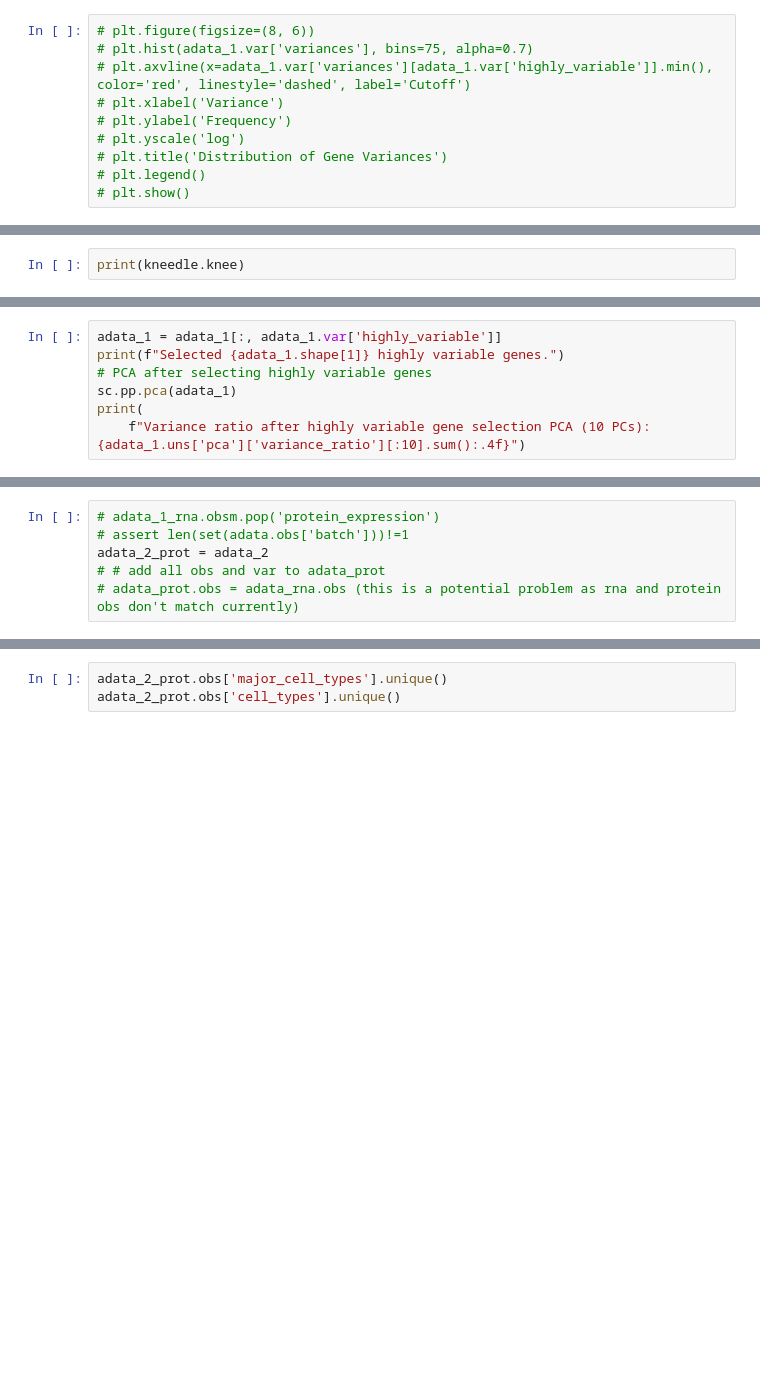
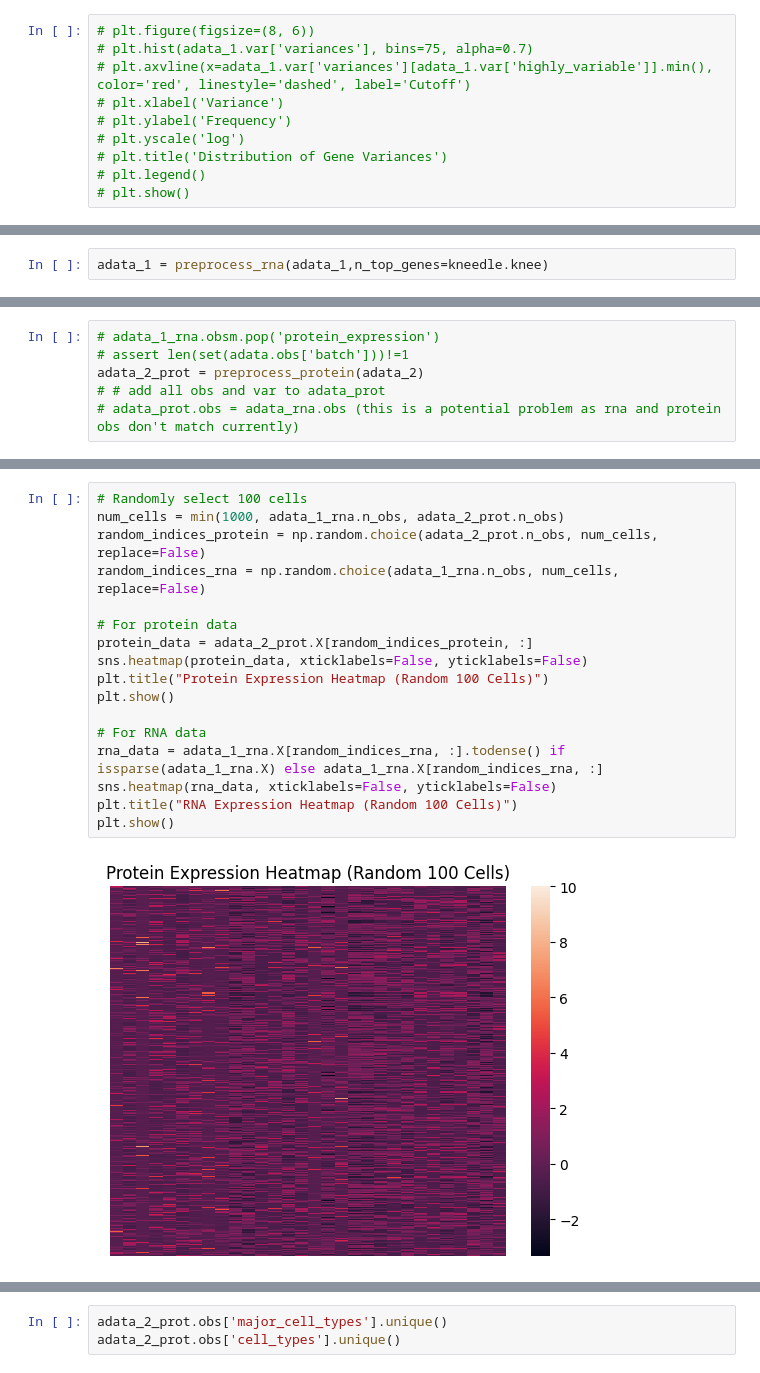
Before and after one commit to reformist/Mapping-scRNA-seq-Variability-Using-Co-Embedding-to-Understand-Cell-Neighborhood-Effects, a Jupyter notebook: CODEX_RNA_seq/preprocess_real_dataset.ipynb, the cells around one changed output, grey strips where cells are left out. Cells and saved outputs as stored; diff of their text form; blank space fills up the shorter version.

```diff
--- a/CODEX_RNA_seq/preprocess_real_dataset.ipynb
+++ b/CODEX_RNA_seq/preprocess_real_dataset.ipynb
@@ -186,3 +199,3 @@ if plot_flag:
 # %%
-print(kneedle.knee)
+adata_1 = preprocess_rna(adata_1,n_top_genes=kneedle.knee)
 # %% [output]
@@ -192,7 +205,0 @@ sc.pp.highly_variable_genes(adata_1, n_top_genes=kneedle.knee, flavor='seurat_v3
-# %%
-adata_1 = adata_1[:, adata_1.var['highly_variable']]
-print(f"Selected {adata_1.shape[1]} highly variable genes.")
-# PCA after selecting highly variable genes
-sc.pp.pca(adata_1)
-print(
-    f"Variance ratio after highly variable gene selection PCA (10 PCs): {adata_1.uns['pca']['variance_ratio'][:10].sum():.4f}")
@@ -223,6 +235,6 @@ Variance ratio after normalization PCA (10 PCs): 0.5848
 # %%
 # adata_1_rna.obsm.pop('protein_expression')
 # assert len(set(adata.obs['batch']))!=1
-adata_2_prot = adata_2
+adata_2_prot = preprocess_protein(adata_2)
 # # add all obs and var to adata_prot
 # adata_prot.obs = adata_rna.obs (this is a potential problem as rna and protein obs don't match currently)
@@ -242,0 +260,19 @@ if plot_flag:
+# %%
+# Randomly select 100 cells
+num_cells = min(1000, adata_1_rna.n_obs, adata_2_prot.n_obs)
+random_indices_protein = np.random.choice(adata_2_prot.n_obs, num_cells, replace=False)
+random_indices_rna = np.random.choice(adata_1_rna.n_obs, num_cells, replace=False)
+
+# For protein data
+protein_data = adata_2_prot.X[random_indices_protein, :]
+sns.heatmap(protein_data, xticklabels=False, yticklabels=False)
+plt.title("Protein Expression Heatmap (Random 100 Cells)")
+plt.show()
+
+# For RNA data
+rna_data = adata_1_rna.X[random_indices_rna, :].todense() if issparse(adata_1_rna.X) else adata_1_rna.X[random_indices_rna, :]
+sns.heatmap(rna_data, xticklabels=False, yticklabels=False)
+plt.title("RNA Expression Heatmap (Random 100 Cells)")
+plt.show()
+# %% [output]
+[figure, added]
```
Also changed, not shown: parts of 18 cells of this notebook, 1 other file.
